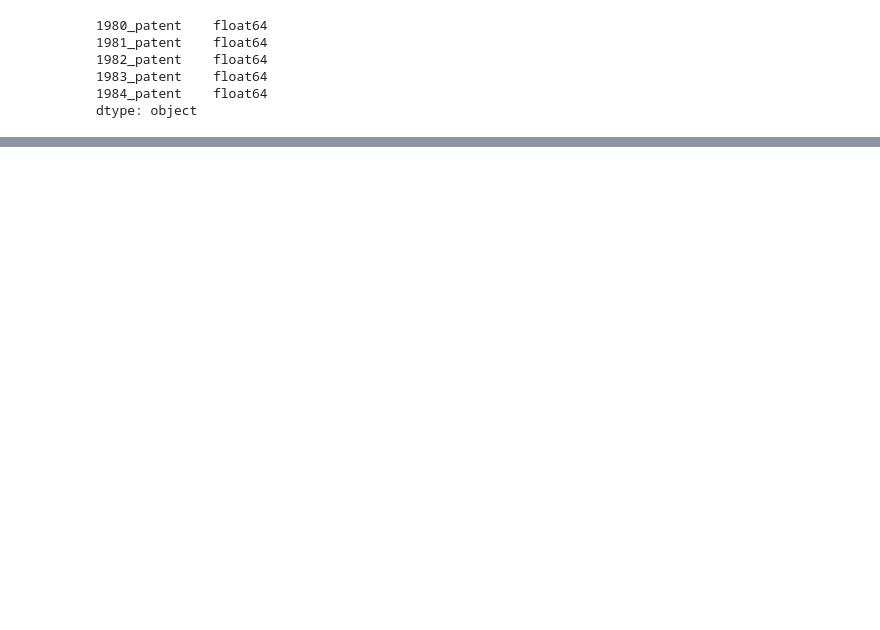
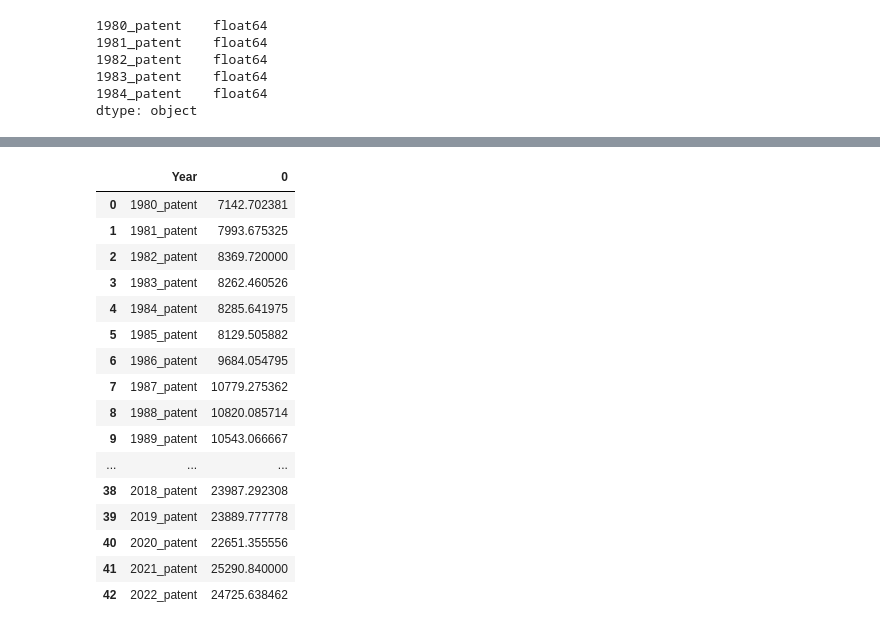
Before and after one commit to Vyshnevskyi91/Economy-growth-prediction, a Jupyter notebook: PatentsToGDP.ipynb, the cells around one changed output, grey strips where cells are left out. Saved outputs shown, nothing was run; the diff lists cells and outputs as text; code cells hidden in the pictures; blank space fills up the shorter version.

```diff
--- a/PatentsToGDP.ipynb
+++ b/PatentsToGDP.ipynb
@@ -172,0 +178,11 @@ df_top5.corr().head(5)
+# %%
+# Calculate the average meaning for each year
+df_avg_meaning = df_combined.mean(axis=0)
+
+# Rename the index to "Year"
+df_avg_meaning.index.rename("Year", inplace=True)
+
+# Reset the index to make it a column
+df_avg_meaning = df_avg_meaning.reset_index()
+
+print(df_avg_meaning)
@@ -172,0 +207,20 @@ df_top5.corr().head(5)
+# %%
+df_avg_meaning
+# %% [output]
+|  | Year | 0 |
+| 0 | 1980_patent | 7142.702381 |
+| 1 | 1981_patent | 7993.675325 |
+| 2 | 1982_patent | 8369.720000 |
+| 3 | 1983_patent | 8262.460526 |
+| 4 | 1984_patent | 8285.641975 |
+| 5 | 1985_patent | 8129.505882 |
+| 6 | 1986_patent | 9684.054795 |
+| 7 | 1987_patent | 10779.275362 |
+| 8 | 1988_patent | 10820.085714 |
+| 9 | 1989_patent | 10543.066667 |
+| ... | ... | ... |
+| 38 | 2018_patent | 23987.292308 |
+| 39 | 2019_patent | 23889.777778 |
+| 40 | 2020_patent | 22651.355556 |
+| 41 | 2021_patent | 25290.840000 |
+| 42 | 2022_patent | 24725.638462 |
```
Also changed, not shown: parts of 6 cells of this notebook.
